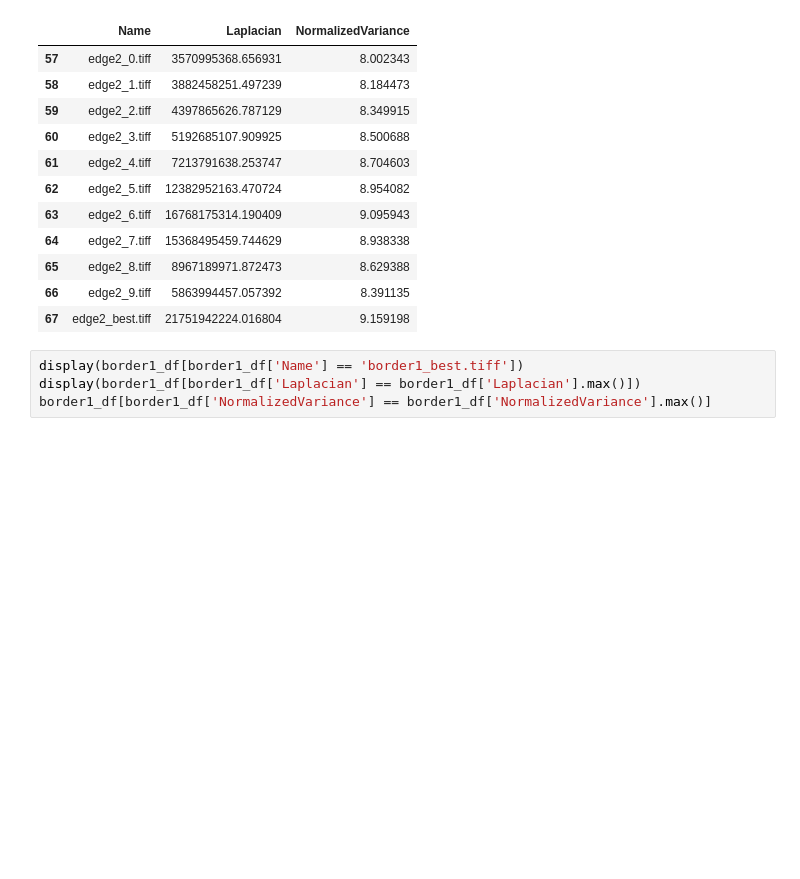
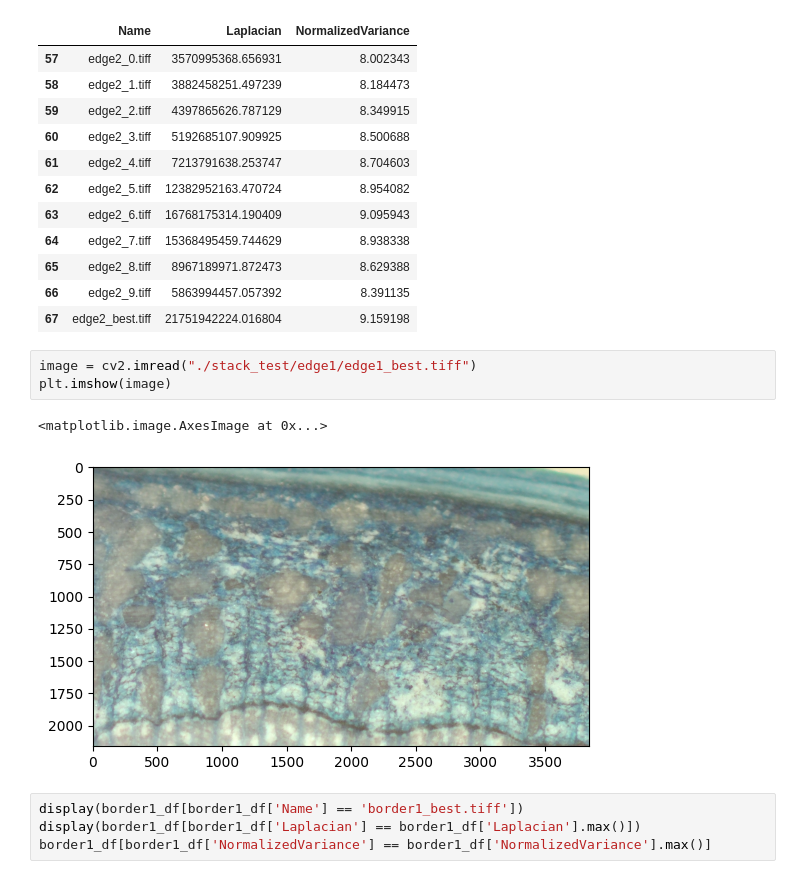
Before and after one commit to temporalecologylab/TreeRings, a Jupyter notebook: code/focus_testng/focus_method_compare.ipynb, the cells around one changed output. Saved outputs shown, nothing was run; the diff lists cells and outputs as text; blank space fills up the shorter version.

Commit message:
focus testing on cropped edge pic

```diff
--- a/code/focus_testng/focus_method_compare.ipynb
+++ b/code/focus_testng/focus_method_compare.ipynb
@@ -217,6 +217,12 @@ display(edge2_df)
 | 65 | edge2_8.tiff | 8967189971.872473 | 8.629388 |
 | 66 | edge2_9.tiff | 5863994457.057392 | 8.391135 |
 | 67 | edge2_best.tiff | 21751942224.016804 | 9.159198 |
+# %%
+image = cv2.imread("./stack_test/edge1/edge1_best.tiff")
+plt.imshow(image)
+# %% [output]
+<matplotlib.image.AxesImage at 0x...>
+[figure, added]
 # %%
 display(border1_df[border1_df['Name'] == 'border1_best.tiff'])
 display(border1_df[border1_df['Laplacian'] == border1_df['Laplacian'].max()])
```
Also changed, not shown: parts of 2 cells of this notebook.
